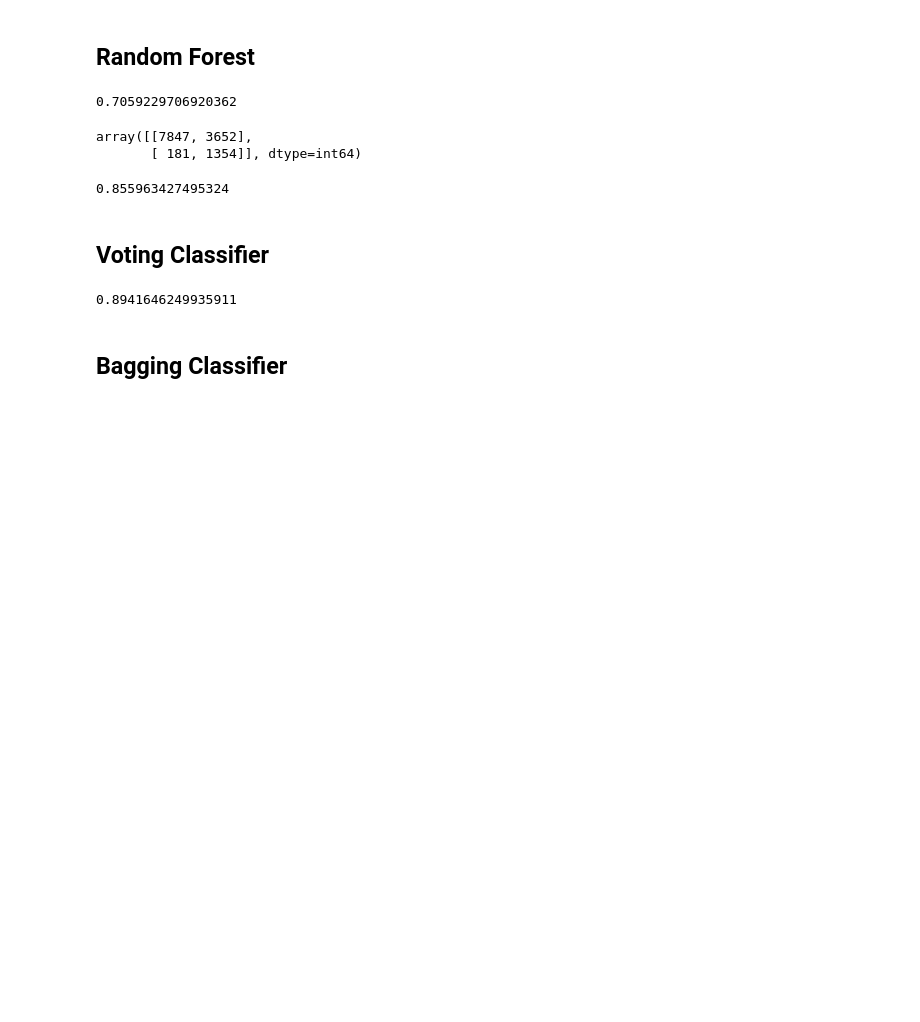
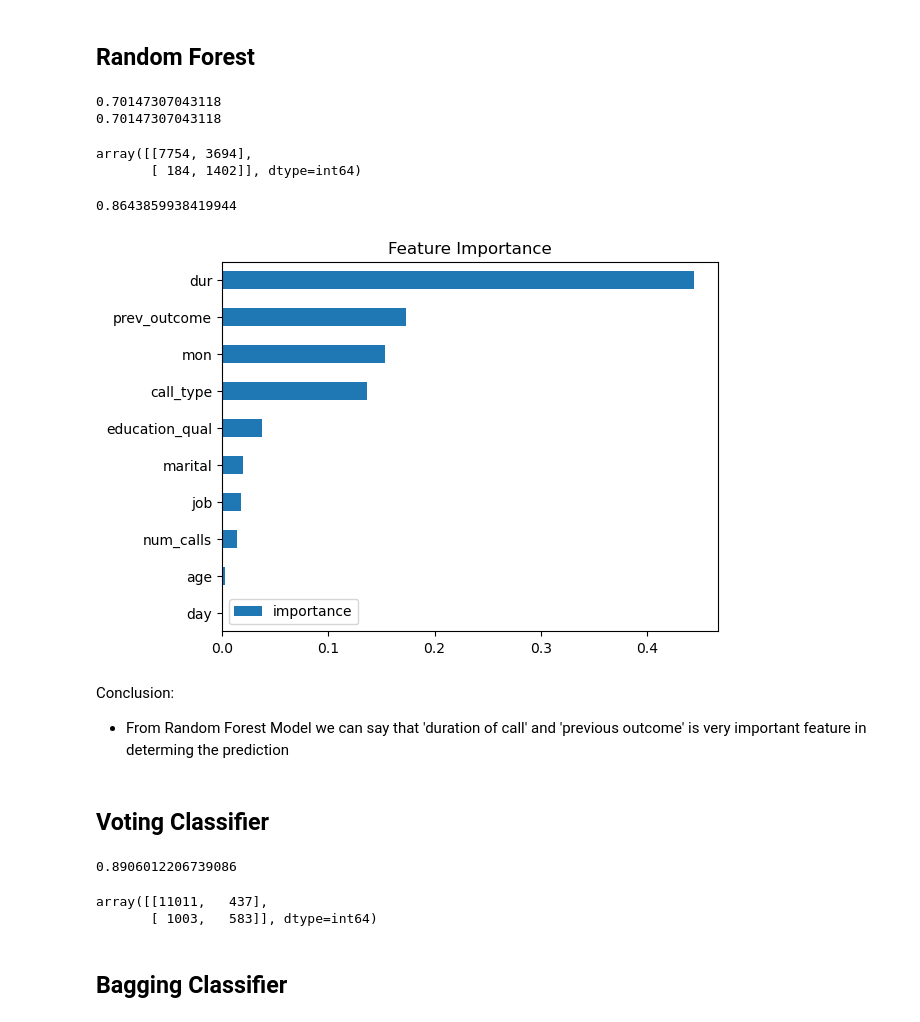
Before and after one commit to sachincmanjrekar/Projects, a Jupyter notebook: Project 1 : Customer Conversion Prediction/Customer Conversion Prediction.ipynb, the cells around one changed output. Cells and saved outputs as stored; diff of their text form; code cells hidden in the pictures; blank space fills up the shorter version.

```diff
--- a/Project 1 : Customer Conversion Prediction/Customer Conversion Prediction.ipynb
+++ b/Project 1 : Customer Conversion Prediction/Customer Conversion Prediction.ipynb
@@ -1121,26 +1206,46 @@ print(dt_roc)
 # %% [markdown]
 ## Random Forest
+# %%
+X=df.drop(columns=['Target'])
+y=df['Target']
+X_train, X_test, y_train, y_test = train_test_split(X, y, test_size=0.3,random_state=3,stratify=y)
+
+from imblearn.combine import SMOTEENN
+smt = SMOTEENN(sampling_strategy='all')
+X_train_balanced, y_train_balanced = smt.fit_resample(X_train, y_train)
 # %%
 from sklearn.ensemble import RandomForestClassifier
 from sklearn.metrics import accuracy_score
 
 rf = RandomForestClassifier(n_estimators= 100, max_depth = 2, max_features='sqrt')
-rf.fit(X_train, y_train)
+rf.fit(X_train_balanced, y_train_balanced)
 y_pred=rf.predict(X_test)
 #print(rf.score(X_test,y_test))
 print(accuracy_score(y_pred,y_test))
 # %% [output]
-0.7059229706920362
+0.70147307043118
+0.70147307043118
 # %%
 confusion_matrix(y_test,y_pred)
 # %% [output]
-array([[7847, 3652],
-       [ 181, 1354]], dtype=int64)
+array([[7754, 3694],
+       [ 184, 1402]], dtype=int64)
 # %%
 rf_roc=roc_auc_score(y_test,rf.predict_proba(X_test)[:,1])
 print(rf_roc)
 # %% [output]
-0.855963427495324
+0.8643859938419944
+# %%
+fi = pd.DataFrame(data=rf.feature_importances_,
+             index=rf.feature_names_in_,
+             columns=['importance'])
+fi.sort_values('importance').plot(kind='barh', title='Feature Importance')
+plt.show()
+# %% [output]
+[figure, added]
+# %% [markdown]
+Conclusion:
+- From Random Forest Model we can say that 'duration of call' and 'previous outcome' is very important feature in determing the prediction
 # %% [markdown]
 ## Voting Classifier
 # %%
@@ -1160,6 +1265,13 @@ preds = model.predict(X_test)
 vc_roc=roc_auc_score(y_test,model.predict_proba(X_test)[:,1])
 print(vc_roc)
 # %% [output]
-0.8941646249935911
+0.8906012206739086
+# %%
+y_pred=model.predict(X_test)
+
+confusion_matrix(y_test,y_pred)
+# %% [output]
+array([[11011,   437],
+       [ 1003,   583]], dtype=int64)
 # %% [markdown]
 ## Bagging Classifier
```
Also changed, not shown: parts of 51 cells of this notebook.
